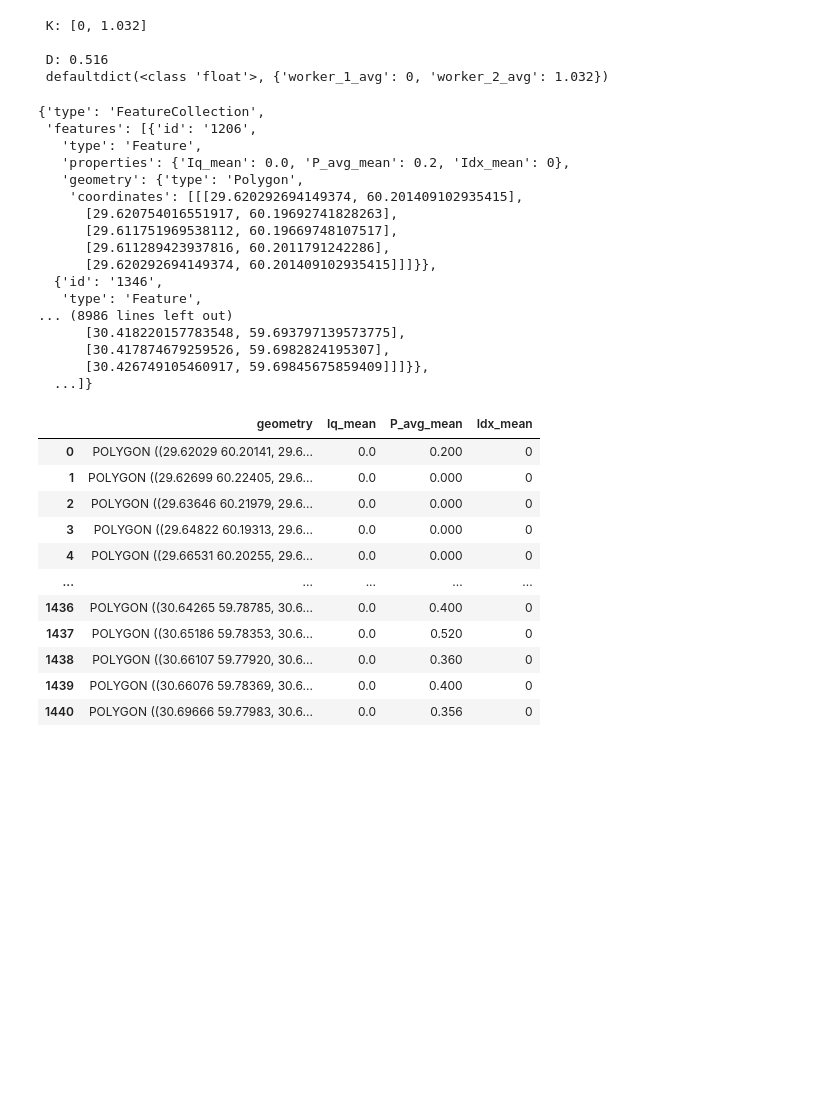
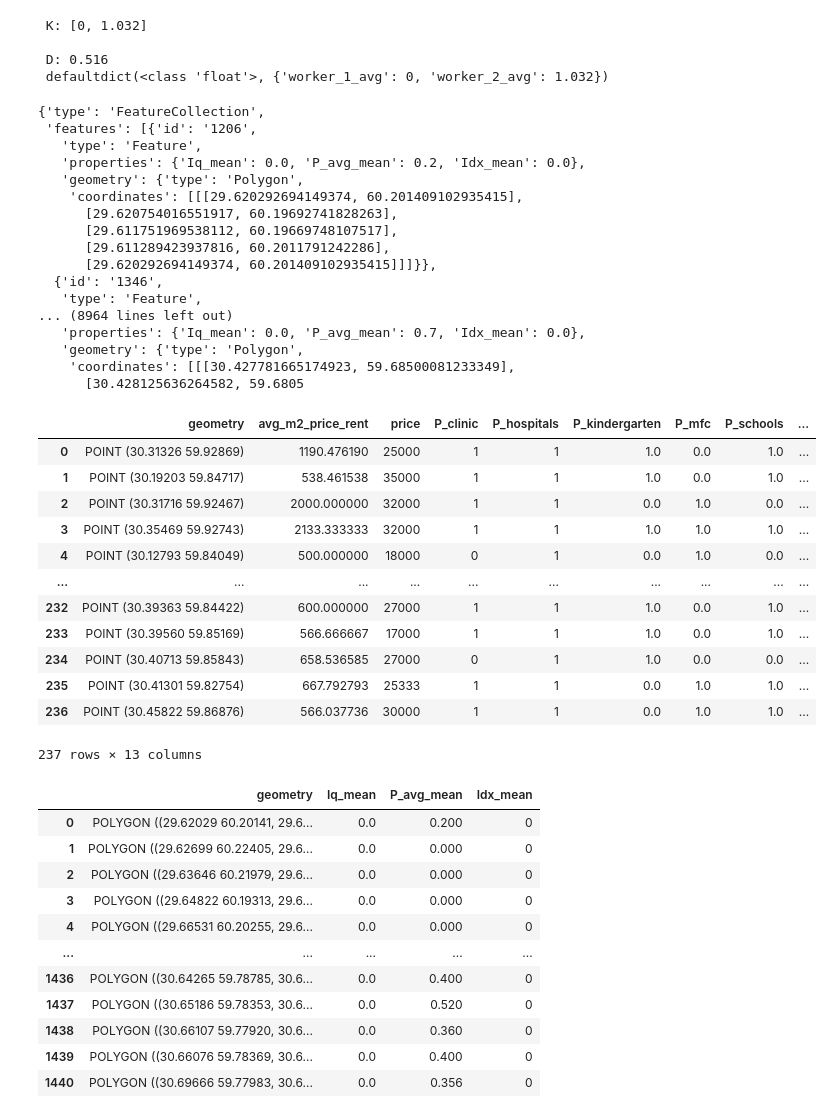
Before and after one commit to RitaMargari/industrial-location, a Jupyter notebook: example_notebooks/jhm_example.ipynb, the cells around one changed output. Cells and saved outputs as stored; diff of their text form; code cells hidden in the pictures; blank space fills up the shorter version.

```diff
--- a/example_notebooks/jhm_example.ipynb
+++ b/example_notebooks/jhm_example.ipynb
@@ -64,12 +64,12 @@ res = main(
  defaultdict(<class 'float'>, {'worker_1_avg': 0, 'worker_2_avg': 1.032})
 # %%
 import json
-json.loads(res["gdfs"]["worker_1"]["grid"])
+json.loads(res["gdfs"]["worker_2"]["grid"])
 # %% [output]
 {'type': 'FeatureCollection',
  'features': [{'id': '1206',
    'type': 'Feature',
-   'properties': {'Iq_mean': 0.0, 'P_avg_mean': 0.2, 'Idx_mean': 0},
+   'properties': {'Iq_mean': 0.0, 'P_avg_mean': 0.2, 'Idx_mean': 0.0},
    'geometry': {'type': 'Polygon',
     'coordinates': [[[29.620292694149374, 60.201409102935415],
       [29.620754016551917, 60.19692741828263],
@@ -78,17 +78,31 @@ json.loads(res["gdfs"]["worker_1"]["grid"])
       [29.620292694149374, 60.201409102935415]]]}},
   {'id': '1346',
    'type': 'Feature',
-... (8986 lines left out)
-      [30.418220157783548, 59.693797139573775],
-      [30.417874679259526, 59.6982824195307],
-      [30.426749105460917, 59.69845675859409]]]}},
-  ...]}
+... (8964 lines left out)
+   'properties': {'Iq_mean': 0.0, 'P_avg_mean': 0.7, 'Idx_mean': 0.0},
+   'geometry': {'type': 'Polygon',
+    'coordinates': [[[30.427781665174923, 59.68500081233349],
+      [30.428125636264582, 59.6805
 # %%
 import json
 
-gdf2 = gpd.GeoDataFrame.from_features(
-    json.loads(res["gdfs"]["worker_1"]["grid"]), crs=CRS_WGS84
+gpd.GeoDataFrame.from_features(
+    json.loads(res["gdfs"]["worker_2"]["house_points"]), crs=CRS_WGS84
 )
+# %% [output]
+|  | geometry | avg_m2_price_rent | price | P_clinic | P_hospitals | P_kindergarten | P_mfc | P_schools | ... |
+| 0 | POINT (30.31326 59.92869) | 1190.476190 | 25000 | 1 | 1 | 1.0 | 0.0 | 1.0 | ... |
+| 1 | POINT (30.19203 59.84717) | 538.461538 | 35000 | 1 | 1 | 1.0 | 0.0 | 1.0 | ... |
+| 2 | POINT (30.31716 59.92467) | 2000.000000 | 32000 | 1 | 1 | 0.0 | 1.0 | 0.0 | ... |
+| 3 | POINT (30.35469 59.92743) | 2133.333333 | 32000 | 1 | 1 | 1.0 | 1.0 | 1.0 | ... |
+| 4 | POINT (30.12793 59.84049) | 500.000000 | 18000 | 0 | 1 | 0.0 | 1.0 | 0.0 | ... |
+| ... | ... | ... | ... | ... | ... | ... | ... | ... | ... |
+| 232 | POINT (30.39363 59.84422) | 600.000000 | 27000 | 1 | 1 | 1.0 | 0.0 | 1.0 | ... |
+| 233 | POINT (30.39560 59.85169) | 566.666667 | 17000 | 1 | 1 | 1.0 | 0.0 | 1.0 | ... |
+| 234 | POINT (30.40713 59.85843) | 658.536585 | 27000 | 0 | 1 | 1.0 | 0.0 | 0.0 | ... |
+| 235 | POINT (30.41301 59.82754) | 667.792793 | 25333 | 1 | 1 | 0.0 | 1.0 | 1.0 | ... |
+| 236 | POINT (30.45822 59.86876) | 566.037736 | 30000 | 1 | 1 | 0.0 | 1.0 | 1.0 | ... |
+237 rows × 13 columns
 # %%
 gdf2
 # %% [output]
```
